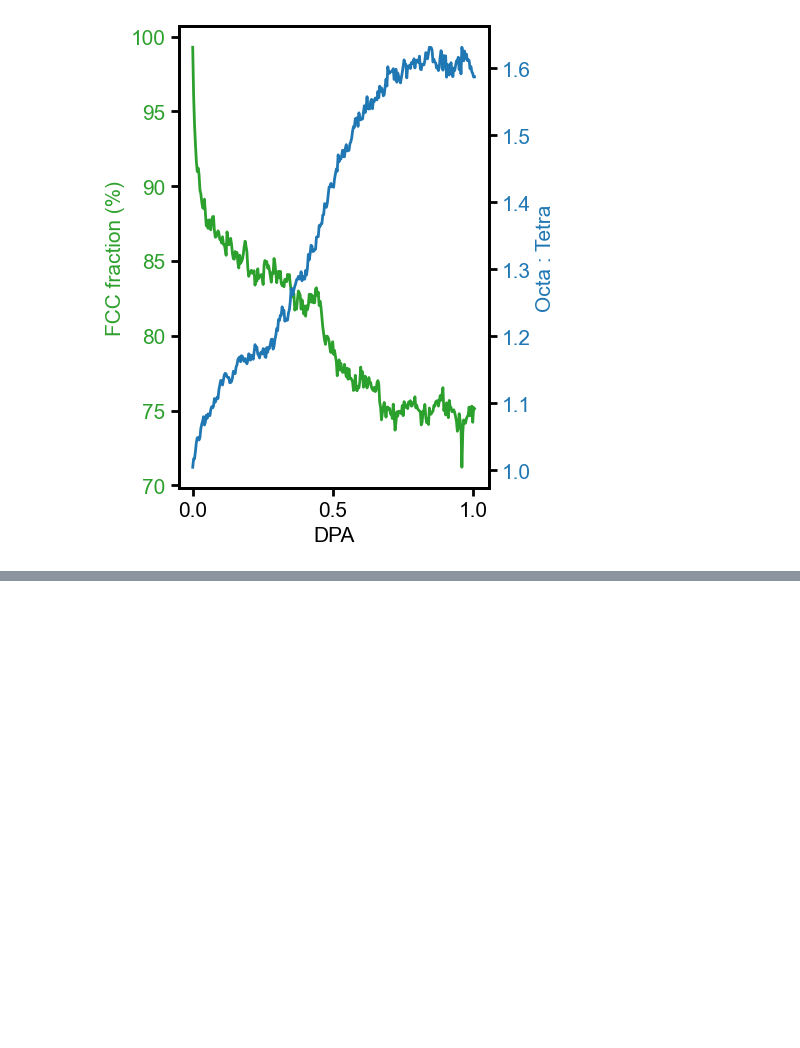
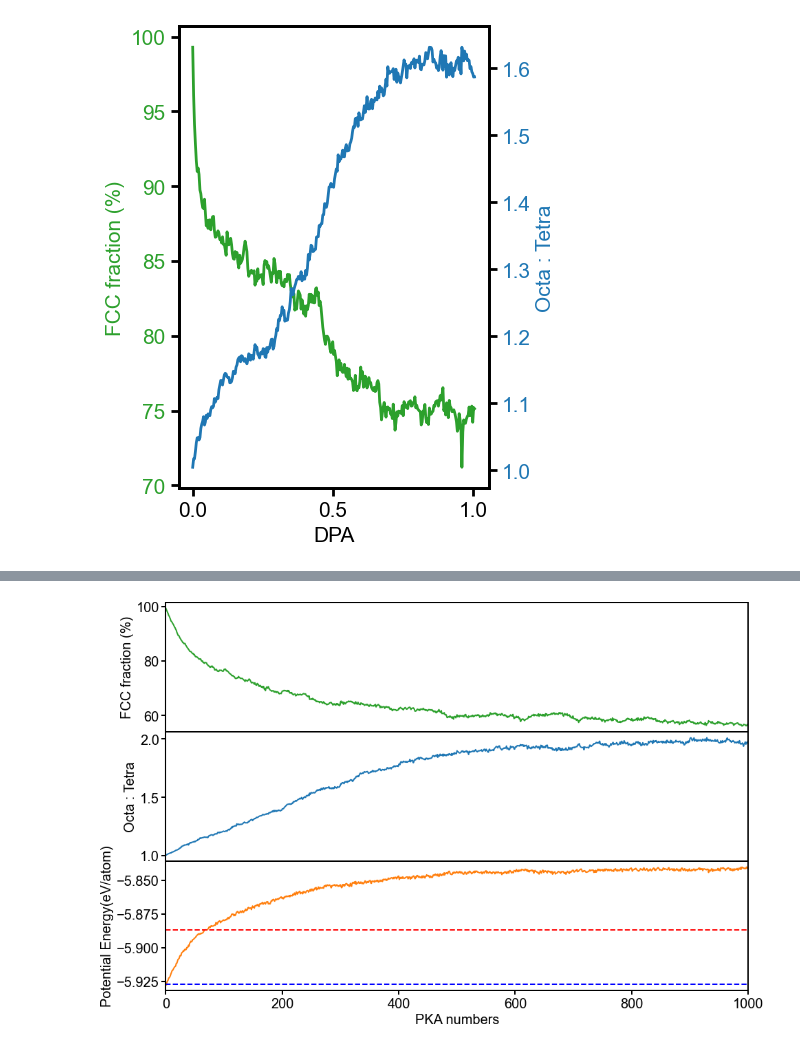
Before and after one commit to HE-RU10/ga2o3, a Jupyter notebook: Overlapping_anneal_msd.ipynb, the cells around one changed output, grey strips where cells are left out. Saved outputs shown, nothing was run; the diff lists cells and outputs as text; code cells hidden in the pictures; blank space fills up the shorter version.

```diff
--- a/Overlapping_anneal_msd.ipynb
+++ b/Overlapping_anneal_msd.ipynb
@@ -857,0 +838,52 @@ axs[2].tick_params( width=2,length=6,labelsize=20)
+# %%
+plt.rcParams['axes.linewidth'] = 2
+plt.rcParams['axes.edgecolor'] = 'black'
+plt.rcParams["font.family"] = "arial"
+fig, axs =plt.subplots(3, 1,figsize=(12,8),sharex=True)
+
+plt.subplots_adjust(left=0.01, right=0.99, bottom=0.01, top=0.99, wspace=0, hspace=0)
+path='/home/heruhe/Desktop/Ga2o3/cascade/5type_overlapping/cascade_npt/small1500ev_npt_100/oct_tetra/'
+fn=path+'t_o_fcc'
+df=pd.read_csv(fn,sep=' ')
+df = df.drop(df.columns[-1], axis=1)
+
+df.columns=['tetra','oct','fcc']
+
+df['o_t']=df['oct']/df['tetra']
+df['fcc']=df['fcc']/81920/0.6*100
+
+#plt.plot(df['DPA'],df['o_t'])
+axs[0].plot(df['fcc'],linewidth=2,color='C2')
+axs[1].plot(df['o_t'],linewidth=2,color='C0')
+
+path2='/home/heruhe/Desktop/Ga2o3/cascade/5type_overlapping/cascade_npt/small1500ev_npt_100/log/'
+pe=[]
+pka=[i for i in range(1,1001)]
+#print(pka)
+for i in pka:
+    fn2=path2+'{}.dat'.format(i)
+    log =pd.read_csv(fn2, sep=' ',header=None)
+    log.columns=['step','t','T','pe','ke','etotal','Press','v']
+    pe.append(list(log['pe'])[-1]/81920)
+
+axs[2].plot(pka,pe,linewidth=2,color='C1')
+
+beta=[-485546.0543 /81920 for i in range(len(df['o_t']))]
+
+gamma=[-1220670.514 /207360 for i in range(len(df['o_t']))]
+axs[2].plot(gamma,'--',linewidth=2,color='red')
+axs[2].plot(beta,'--',linewidth=2,color='blue')
+axs[2].set_xlabel('PKA numbers',fontsize=20)
+axs[2].set_xlim([0,1000])
+axs[1].set_ylabel('Octa : Tetra',fontsize=20)
+axs[0].set_ylabel('FCC fraction (%)',fontsize=20)
+axs[2].set_ylabel('Potential Energy(eV/atom)',fontsize=20)
+axs[1].grid(False)
+# Set the desired x-axis limits
+
+axs[0].tick_params( width=2,length=6,labelsize=20)
+axs[1].tick_params( width=2,length=6,labelsize=20)
+axs[2].tick_params( width=2,length=6,labelsize=20)
+#plt.savefig('/Users/ruhe/Desktop/overlapping3-3', format='svg')
+# %% [output]
+[figure, added]
```
Also changed, not shown: parts of 3 cells of this notebook, 3 other files.
